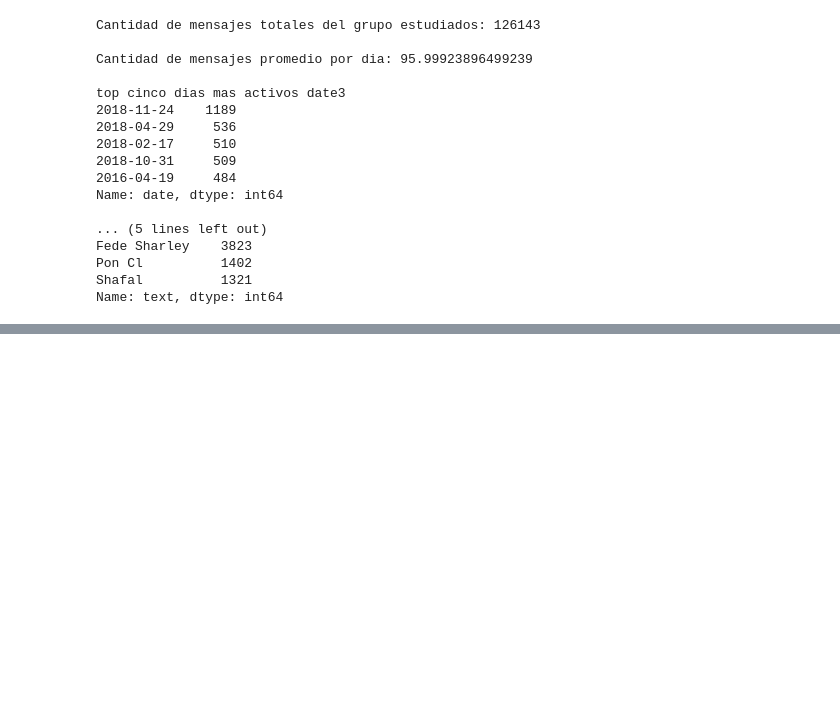
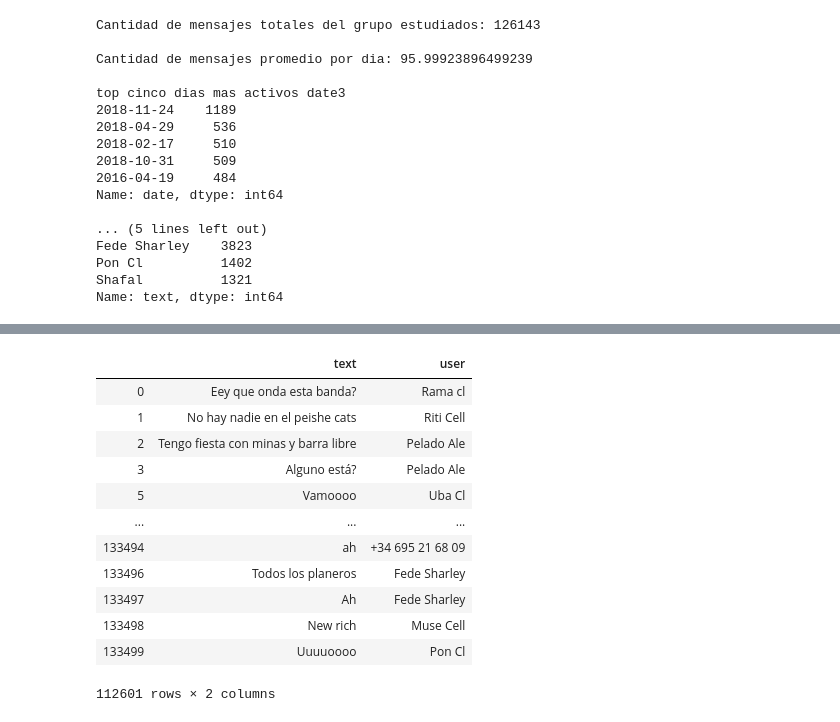
Before and after one commit to joaquin-tempelsman/data-stories, a Jupyter notebook: Whatsapp group - analytics/notebook - DH.ipynb, the cells around one changed output, grey strips where cells are left out. Saved outputs shown, nothing was run; the diff lists cells and outputs as text; code cells hidden in the pictures; blank space fills up the shorter version.

```diff
--- a/Whatsapp group - analytics/notebook - DH.ipynb
+++ b/Whatsapp group - analytics/notebook - DH.ipynb
@@ -357,0 +380,23 @@ Name: text, dtype: int64
+# %%
+df_text = df[['text','user']]
+
+df_text = df_text.drop(df_text.loc[df_text['text'] == '<Multimedia omitido>'].index)
+
+# df_text = df_text.str.split() METODO MEJORADO / BORRAR
+
+sample = df_text.sample(1000)
+df_text
+# %% [output]
+|  | text | user |
+| 0 | Eey que onda esta banda? | Rama cl |
+| 1 | No hay nadie en el peishe cats | Riti Cell |
+| 2 | Tengo fiesta con minas y barra libre | Pelado Ale |
+| 3 | Alguno está? | Pelado Ale |
+| 5 | Vamoooo | Uba Cl |
+| ... | ... | ... |
+| 133494 | ah | +34 695 21 68 09 |
+| 133496 | Todos los planeros | Fede Sharley |
+| 133497 | Ah | Fede Sharley |
+| 133498 | New rich | Muse Cell |
+| 133499 | Uuuuoooo | Pon Cl |
+112601 rows × 2 columns
```
Also changed, not shown: parts of 12 cells of this notebook, 2 other files.
